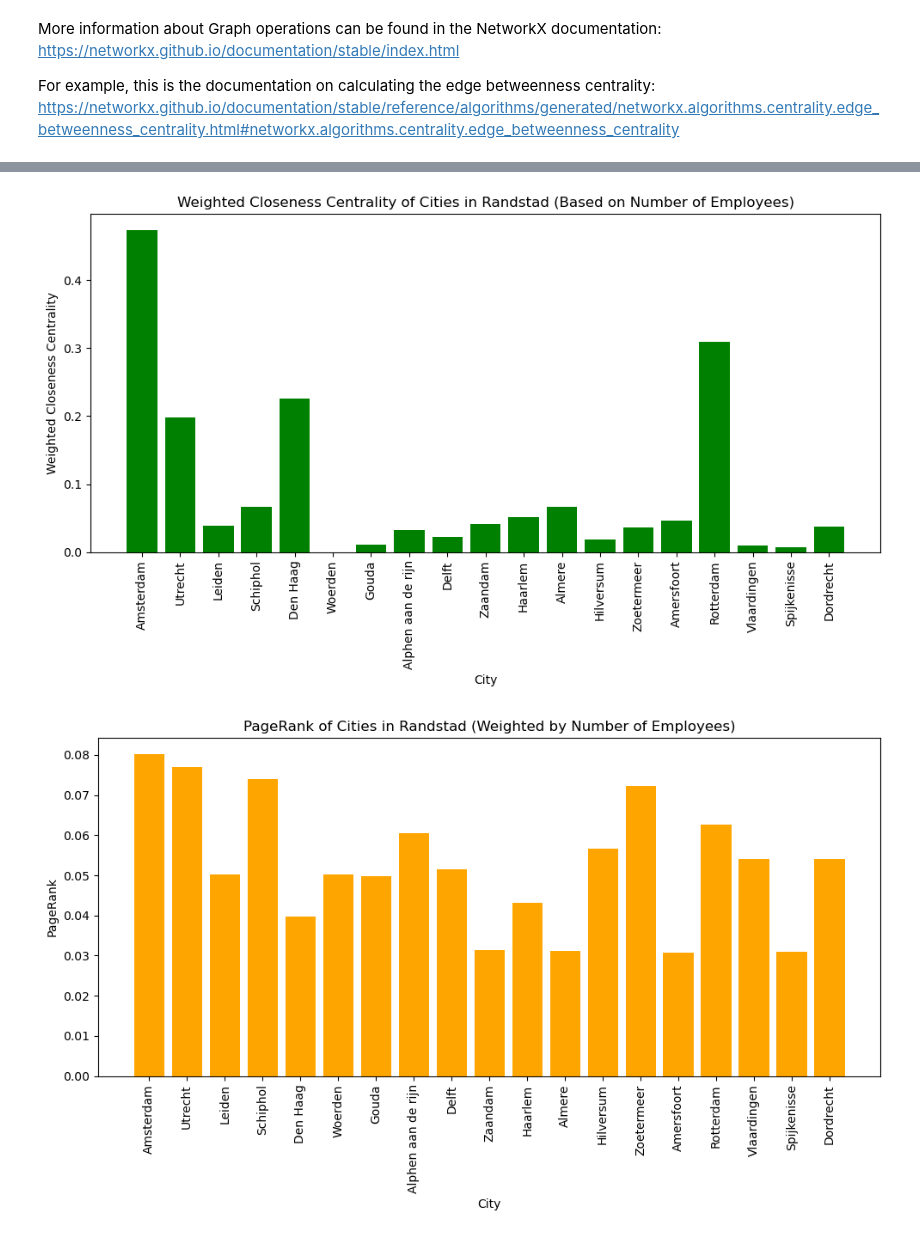
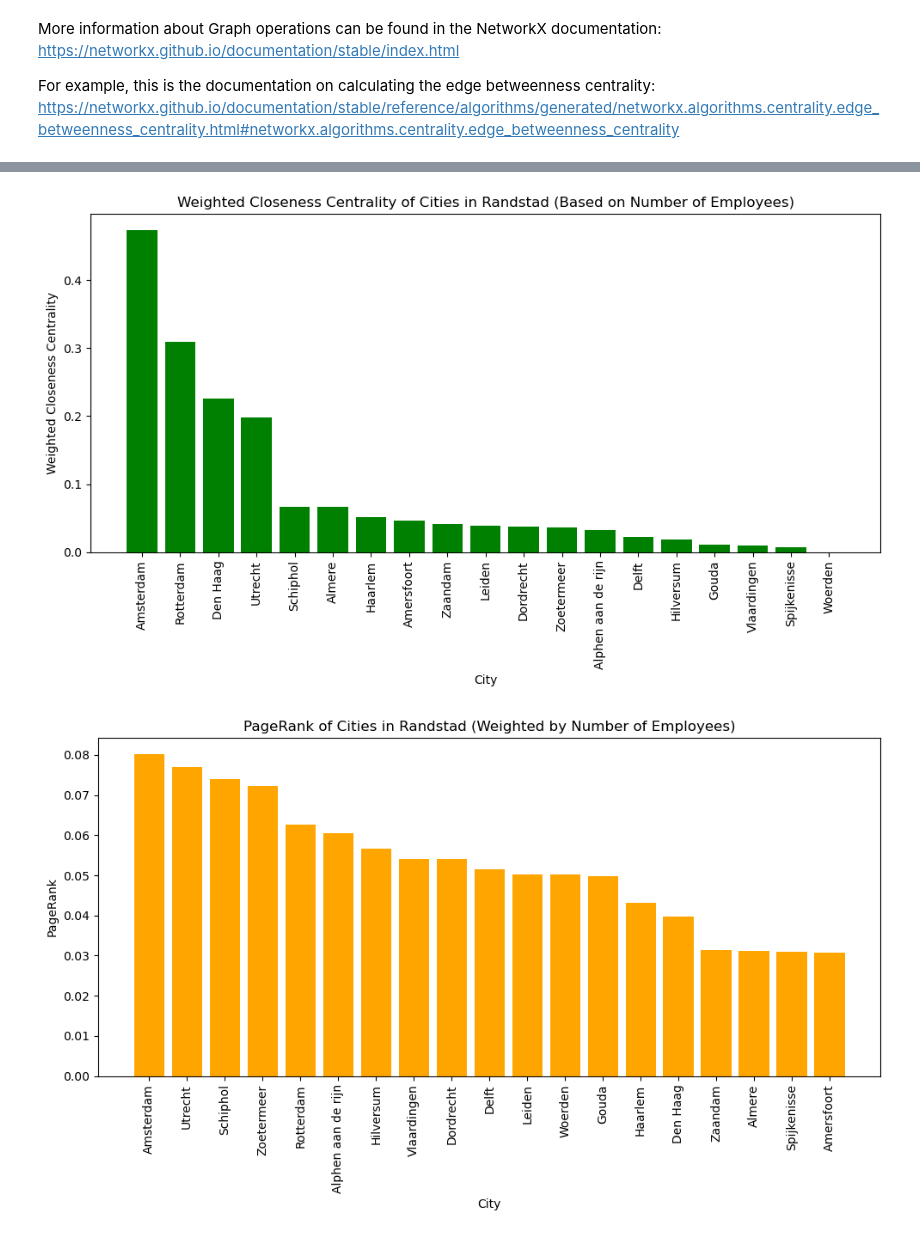
Before and after one commit to ElizeBr/Networked-Systems-Group-Assignment, a Jupyter notebook: Randstad.ipynb, the cells around one changed output, grey strips where cells are left out. Cells and saved outputs as stored; diff of their text form; code cells hidden in the pictures.

```diff
--- a/Randstad.ipynb
+++ b/Randstad.ipynb
@@ -400,41 +353,43 @@ populations = {
     'Zaandam': 184
 }
 # %%
-from sklearn.preprocessing import MinMaxScaler
-
-# First we need to scale the polulation/ employye population in each city to a value ebtween 0 and 1
+# scale the population between 0 and 1
 scaler = MinMaxScaler()
 scaled_populations = scaler.fit_transform([[pop] for pop in populations.values()]).flatten()
 
-# then these scaled values need to equate to wights attached to each node
+# attach weights to each node
 for city, scaled_pop in zip(populations.keys(), scaled_populations):
     Randstad_Graph.nodes[city]['employee_weight_factor'] = scaled_pop
 
-# Calculate weighted betweenness centrality
+# weighted betweenness centrality
 B_weighted = {city: nx.betweenness_centrality(Randstad_Graph)[city] * Randstad_Graph.nodes[city]['employee_weight_factor'] for city in Randstad_Graph.nodes()}
 
-# Calculate weighted closeness centrality
+# weighted closeness centrality
 C_weighted = {city: nx.closeness_centrality(Randstad_Graph)[city] * Randstad_Graph.nodes[city]['employee_weight_factor'] for city in Randstad_Graph.nodes()}
 
-# Calculate PageRank with weighted nodes
+# PageRank with weight
 pagerank = nx.pagerank(Randstad_Graph, weight='employee_weight_factor')
 
-# Plot the results
-plt.figure(figsize=(10, 6))
+# Sort
+B_sorted = dict(sorted(B_weighted.items(), key=lambda item: item[1], reverse=True))
+C_sorted = dict(sorted(C_weighted.items(), key=lambda item: item[1], reverse=True))
+pagerank_sorted = dict(sorted(pagerank.items(), key=lambda item: item[1], reverse=True))
+
+# Plot
 
 # Weighted Betweenness Centrality
-plt.bar(B_weighted.keys(), B_weighted.values(), color='blue')
+plt.figure(figsize=(10, 6))
+plt.bar(B_sorted.keys(), B_sorted.values(), color='blue')
 plt.xlabel('City')
 plt.ylabel('Weighted Betweenness Centrality')
 plt.title('Weighted Betweenness Centrality of Cities in Randstad (Based on Number of Employees)')
 plt.xticks(rotation=90)
 plt.tight_layout()
-
 plt.show()
 
 # Weighted Closeness Centrality
 plt.figure(figsize=(10, 6))
-plt.bar(C_weighted.keys(), C_weighted.values(), color='green')
+plt.bar(C_sorted.keys(), C_sorted.values(), color='green')
 plt.xlabel('City')
 plt.ylabel('Weighted Closeness Centrality')
 plt.title('Weighted Closeness Centrality of Cities in Randstad (Based on Number of Employees)')
@@ -444,7 +399,7 @@ plt.show()
 
 # Weighted PageRank
 plt.figure(figsize=(10, 6))
-plt.bar(pagerank.keys(), pagerank.values(), color='orange')
+plt.bar(pagerank_sorted.keys(), pagerank_sorted.values(), color='orange')
 plt.xlabel('City')
 plt.ylabel('PageRank')
 plt.title('PageRank of Cities in Randstad (Weighted by Number of Employees)')
@@ -456,2 +411,2 @@ plt.show()
-[figure, old version]
+[figure, new version]
-[figure, old version]
+[figure, new version]
```
Also changed, not shown: parts of 18 cells of this notebook.
